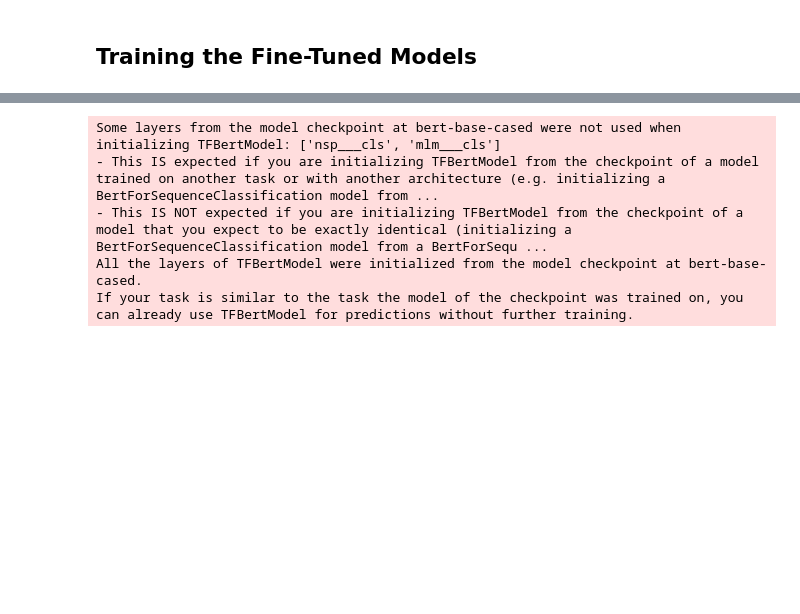
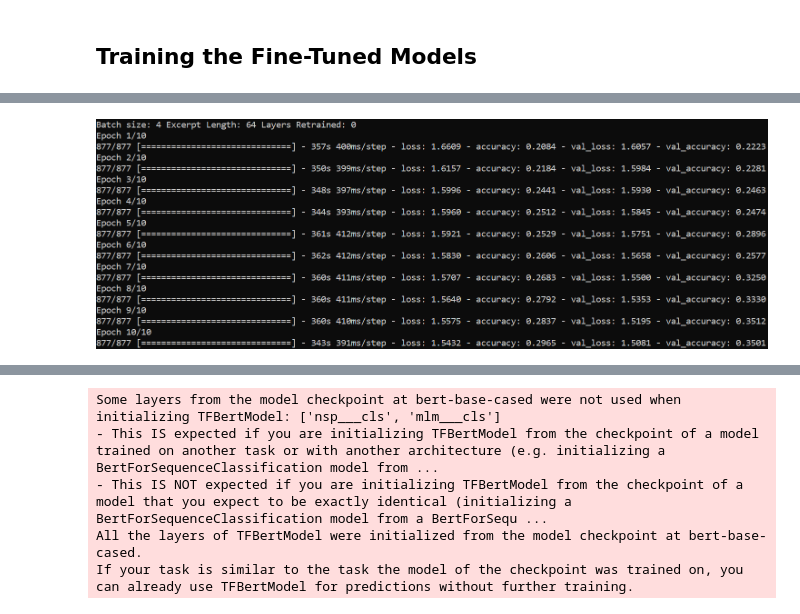
Before and after one commit to vgu734/DATASCI266-Final-Project-Gu, a Jupyter notebook: main.ipynb, the cells around one changed output, grey strips where cells are left out. Saved outputs shown, nothing was run; the diff lists cells and outputs as text; code cells hidden in the pictures; blank space fills up the shorter version.

Commit message:
completed analysis and added screenshots:

```diff
--- a/main.ipynb
+++ b/main.ipynb
@@ -119,0 +128,4 @@ Overall, the models were able to learn a significant amount during training with
+# %%
+display(Image(filename='./screenshots/4_64_0.png'))
+# %% [output]
+[figure, added]
```
Also changed, not shown: parts of 26 cells of this notebook, 20 other files.
